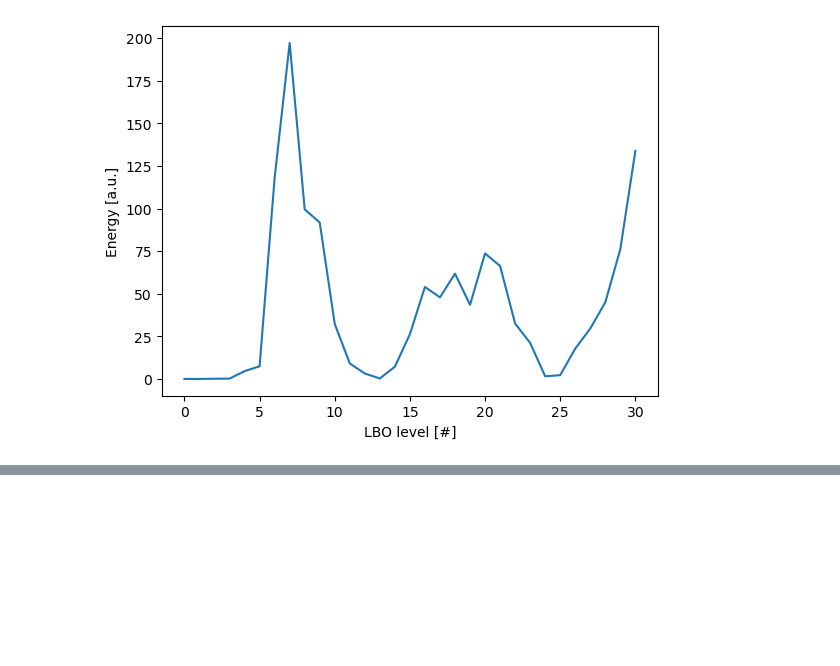
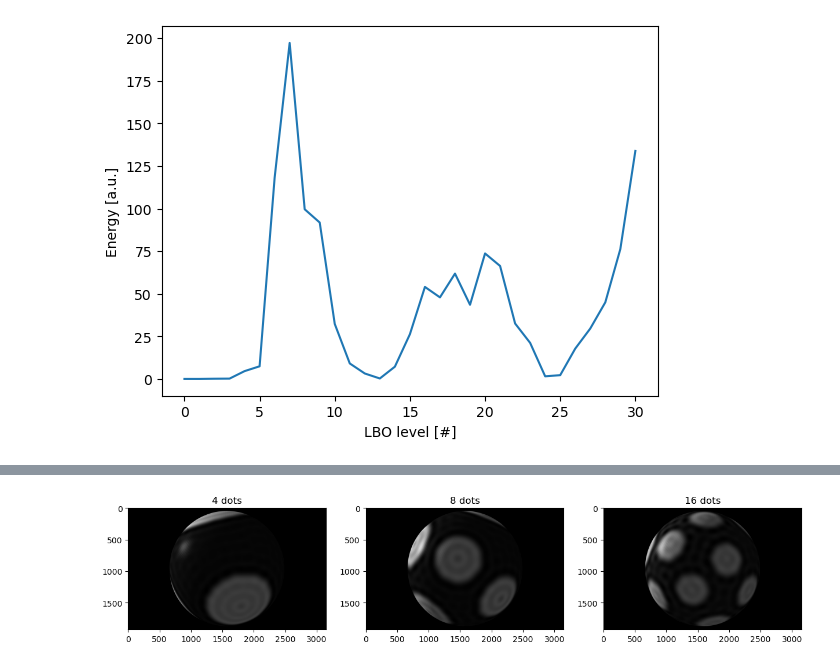
Before and after one commit to jo-mueller/napari-shape-odyssey, a Jupyter notebook: docs/notebooks/spectral_analysis/spectral_intensity_decomposition.ipynb, the cells around one changed output, grey strips where cells are left out. Saved outputs shown, nothing was run; the diff lists cells and outputs as text; code cells hidden in the pictures; blank space fills up the shorter version.

```diff
--- a/docs/notebooks/spectral_analysis/spectral_intensity_decomposition.ipynb
+++ b/docs/notebooks/spectral_analysis/spectral_intensity_decomposition.ipynb
@@ -74,0 +116,8 @@ Text(0.5, 0, 'LBO level [#]')
+# %%
+fig, axes = plt.subplots(ncols=3, figsize=(15, 5))
+
+for idx, n_dot in enumerate(n_dots):
+    axes[idx].imshow(screenshots[idx])
+    axes[idx].set_title(f'{n_dot} dots')
+# %% [output]
+[figure, added]
```
Also changed, not shown: parts of 4 cells of this notebook.
